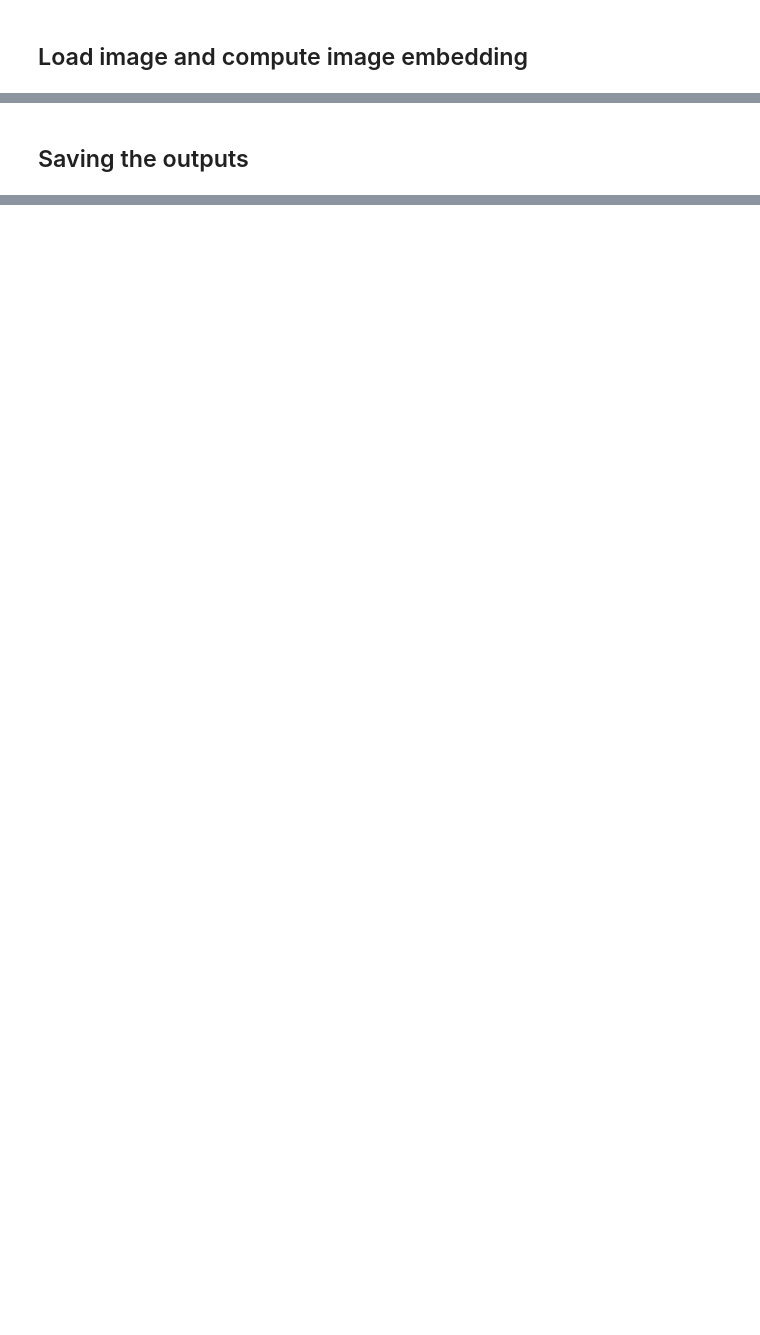
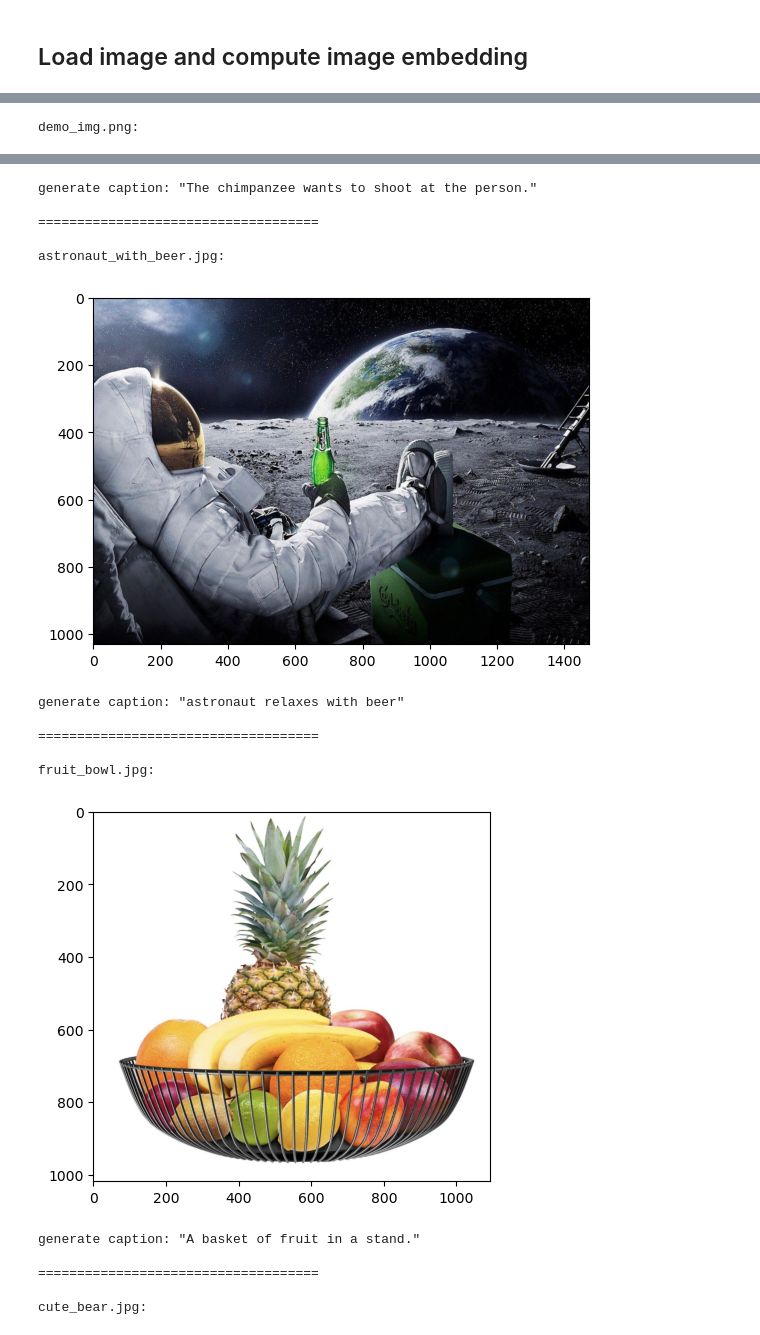
Before and after one commit to milenakapralova/socraticmodels, a Jupyter notebook: notebooks/demo_improved.ipynb, the cells around one changed output, grey strips where cells are left out. Drawn from its saved outputs; the diff is of its cells as text; code cells hidden in the pictures; blank space fills up the shorter version.

```diff
--- a/notebooks/demo_improved.ipynb
+++ b/notebooks/demo_improved.ipynb
@@ -72,0 +29,2 @@ object_emb = clip_manager.get_text_emb([f'Photo of a {o}.' for o in vocab_manage
+# %%
+image_captioner = ImageCaptionerImprovedExtended(set_type='demo')
@@ -151,16 +54,0 @@ Location for Astronaut with beer: beer garden
-# %%
-# Zero-shot VLM: classify objects.
-obj_topk = 10
-
-# Create a dictionary to store the similarity of each object with the images
-object_score_map = {}
-sorted_obj_dic = {}
-for img_name, img_feat in img_feat_dic.items():
-    sorted_obj_texts, obj_scores = clip_manager.get_nn_text(vocab_manager.object_list, object_emb, img_feat)
-    object_score_map[img_name] = dict(zip(sorted_obj_texts, obj_scores))
-    sorted_obj_dic[img_name] = sorted_obj_texts
-    object_list = ''
-    for i in range(obj_topk):
-        object_list += f'{sorted_obj_texts[i]}, '
-    object_list = object_list[:-2]
-    print(f'Top 10 objects recognised for "{img_name}":\n{object_list}\n')
@@ -294,13 +55,13 @@ Best generate caption for "Astronaut with beer": "astronaut in space is relaxing
-# %% [markdown]
-## Saving the outputs
-# %%
-data_list = []
-for img_name in img_dic:
-    generated_caption = sorted_caption_map[img_name][0]
-    data_list.append({
-        'image_name': img_name,
-        'image_path': img_paths[img_name],
-        'generated_caption': generated_caption,
-        'cosine_similarity': caption_score_map[img_name][generated_caption]
-    })
-pd.DataFrame(data_list).to_csv(f'baseline_outputs.csv', index=False)
+# %%
+image_folder = '../data/images/example_images/'
+# Show the image
+for img_name in image_captioner.image_manager.demo_names:
+    print(f'{img_name}:')
+    plt.imshow(image_captioner.image_manager.load_image(image_folder + img_name))
+    plt.show()
+    cond = image_captioner.generated_caption_df['image_name'] == image_folder + img_name
+    generate_caption = image_captioner.generated_caption_df[cond]['generated_caption'].iloc[0]
+    print(f'generate caption: "{generate_caption}"\n')
+    print('====================================\n')
+# %% [output]
+demo_img.png:
@@ -306,0 +75,17 @@ pd.DataFrame(data_list).to_csv(f'baseline_outputs.csv', index=False)
+generate caption: "The chimpanzee wants to shoot at the person."
+
+====================================
+
+astronaut_with_beer.jpg:
+[figure, added]
+generate caption: "astronaut relaxes with beer"
+
+====================================
+
+fruit_bowl.jpg:
+[figure, added]
+generate caption: "A basket of fruit in a stand."
+
+====================================
+
+cute_bear.jpg:
```
Also changed, not shown: parts of 30 cells of this notebook, 26 other files.
